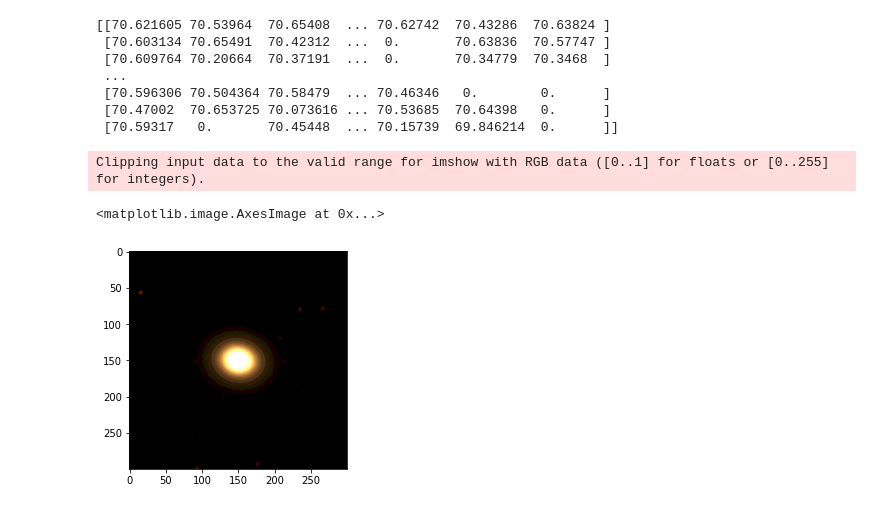
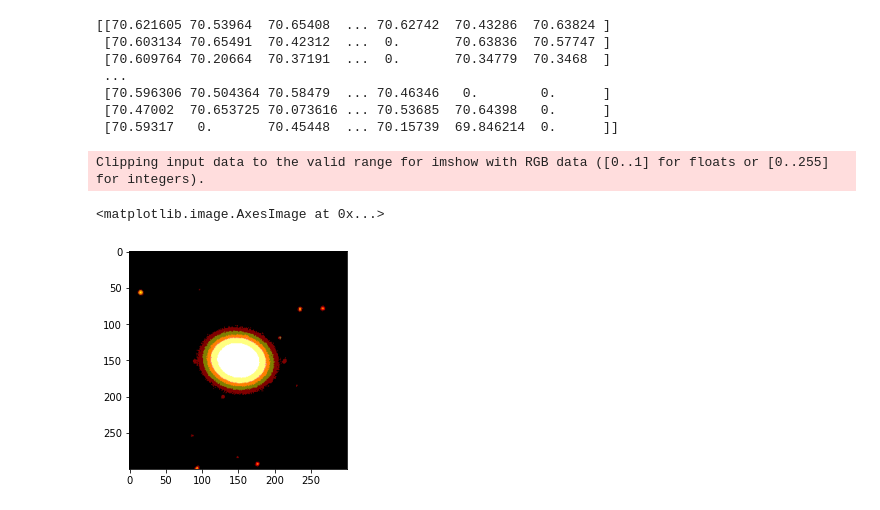
Before and after one commit to patricialarsen/emulator_utils, a Jupyter notebook: notebooks/igr_image.ipynb, the cells around one changed output. Drawn from its saved outputs; the diff is of its cells as text; code cells hidden in the pictures.

```diff
--- a/notebooks/igr_image.ipynb
+++ b/notebooks/igr_image.ipynb
@@ -74,8 +74,8 @@ with np.errstate(invalid='ignore', divide='ignore'): # n.b. np.where doesn't (an
         c[c > pixmax] = pixmax
         igr[i] = c
 # %%
-plt.imshow( np.array(igr).transpose()/10 )
+plt.imshow( np.array(igr).transpose()/2 )
 # %% [output]
 Clipping input data to the valid range for imshow with RGB data ([0..1] for floats or [0..255] for integers).
 <matplotlib.image.AxesImage at 0x...>
-[figure, old version]
+[figure, new version]
```
Also changed, not shown: 6 other files.
